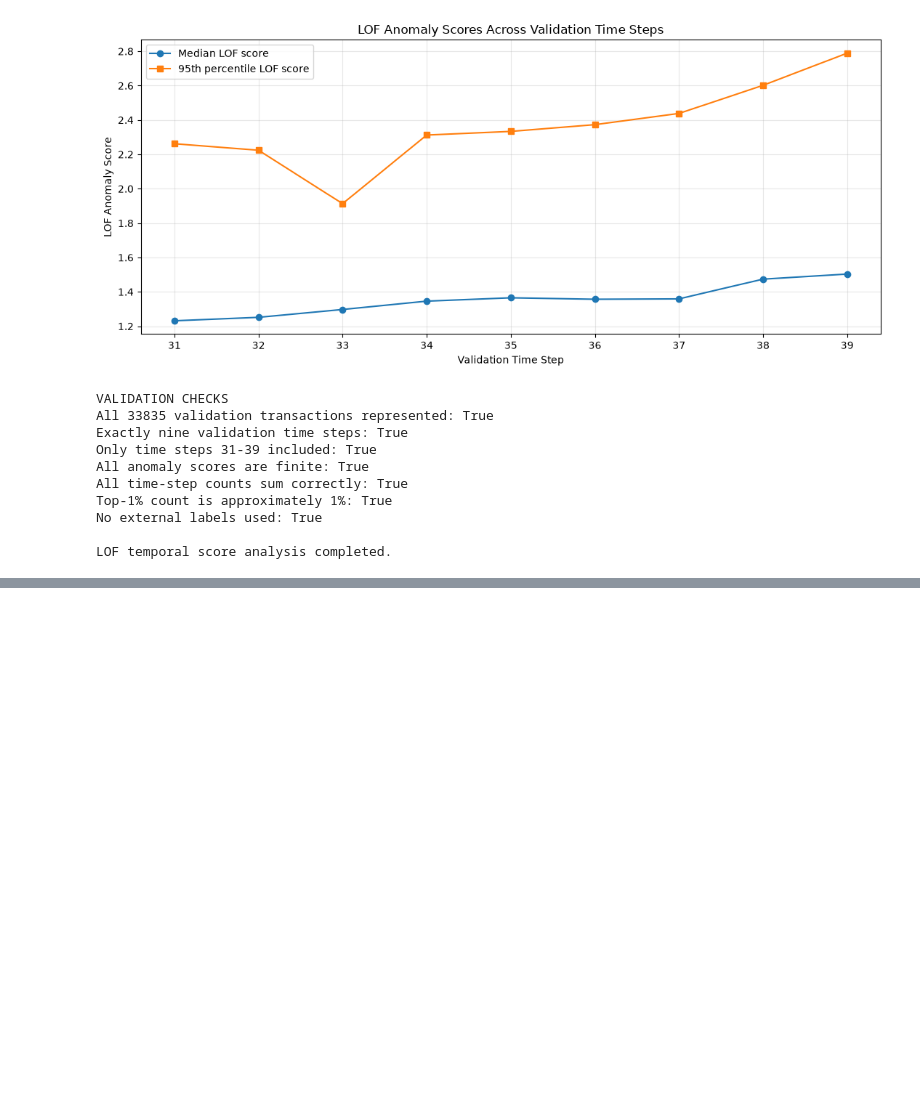
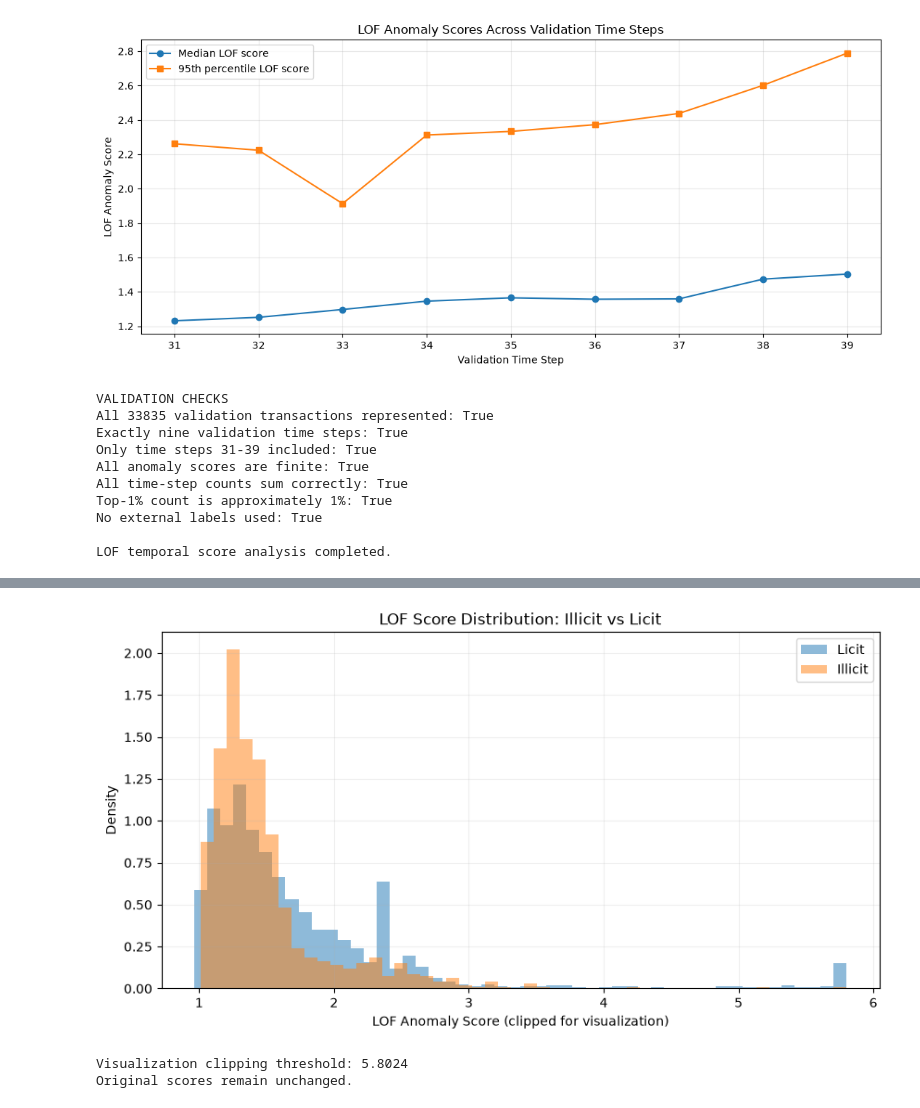
Before and after one commit to Manya-Developer/bitcoin-transaction-traffic-analysis, a Jupyter notebook: notebooks/01_dataset_profiling.ipynb, the cells around one changed output, grey strips where cells are left out. Saved outputs shown, nothing was run; the diff lists cells and outputs as text; code cells hidden in the pictures; blank space fills up the shorter version.

```diff
--- a/notebooks/01_dataset_profiling.ipynb
+++ b/notebooks/01_dataset_profiling.ipynb
@@ -10529,0 +10499,50 @@ NameError: name 'tx_features' is not defined
+# %%
+import matplotlib.pyplot as plt
+import numpy as np
+
+illicit_scores = lof_known_eval.loc[
+    lof_known_eval["is_illicit"] == 1,
+    "LOF Anomaly Score"
+]
+
+licit_scores = lof_known_eval.loc[
+    lof_known_eval["is_illicit"] == 0,
+    "LOF Anomaly Score"
+]
+
+# Visualization-only clipping at combined 99th percentile
+upper_limit = np.percentile(
+    lof_known_eval["LOF Anomaly Score"], 99
+)
+
+plt.figure(figsize=(10, 5))
+
+plt.hist(
+    np.clip(licit_scores, None, upper_limit),
+    bins=50,
+    density=True,
+    alpha=0.5,
+    label="Licit"
+)
+
+plt.hist(
+    np.clip(illicit_scores, None, upper_limit),
+    bins=50,
+    density=True,
+    alpha=0.5,
+    label="Illicit"
+)
+
+plt.xlabel("LOF Anomaly Score (clipped for visualization)")
+plt.ylabel("Density")
+plt.title("LOF Score Distribution: Illicit vs Licit")
+plt.legend()
+plt.grid(alpha=0.2)
+plt.show()
+
+print("Visualization clipping threshold:", round(upper_limit, 4))
+print("Original scores remain unchanged.")
+# %% [output]
+[figure, added]
+Visualization clipping threshold: 5.8024
+Original scores remain unchanged.
```
Also changed, not shown: parts of 102 cells of this notebook, 27 other files.
